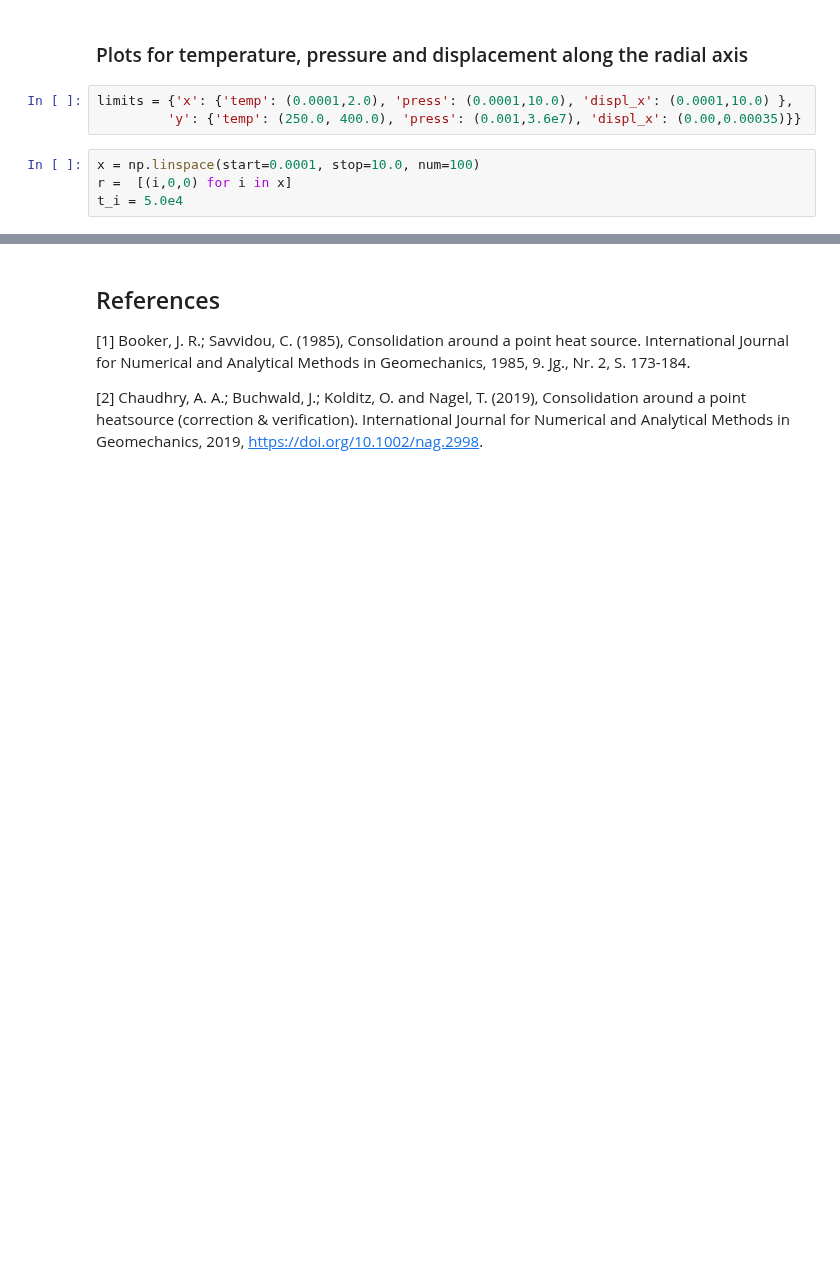
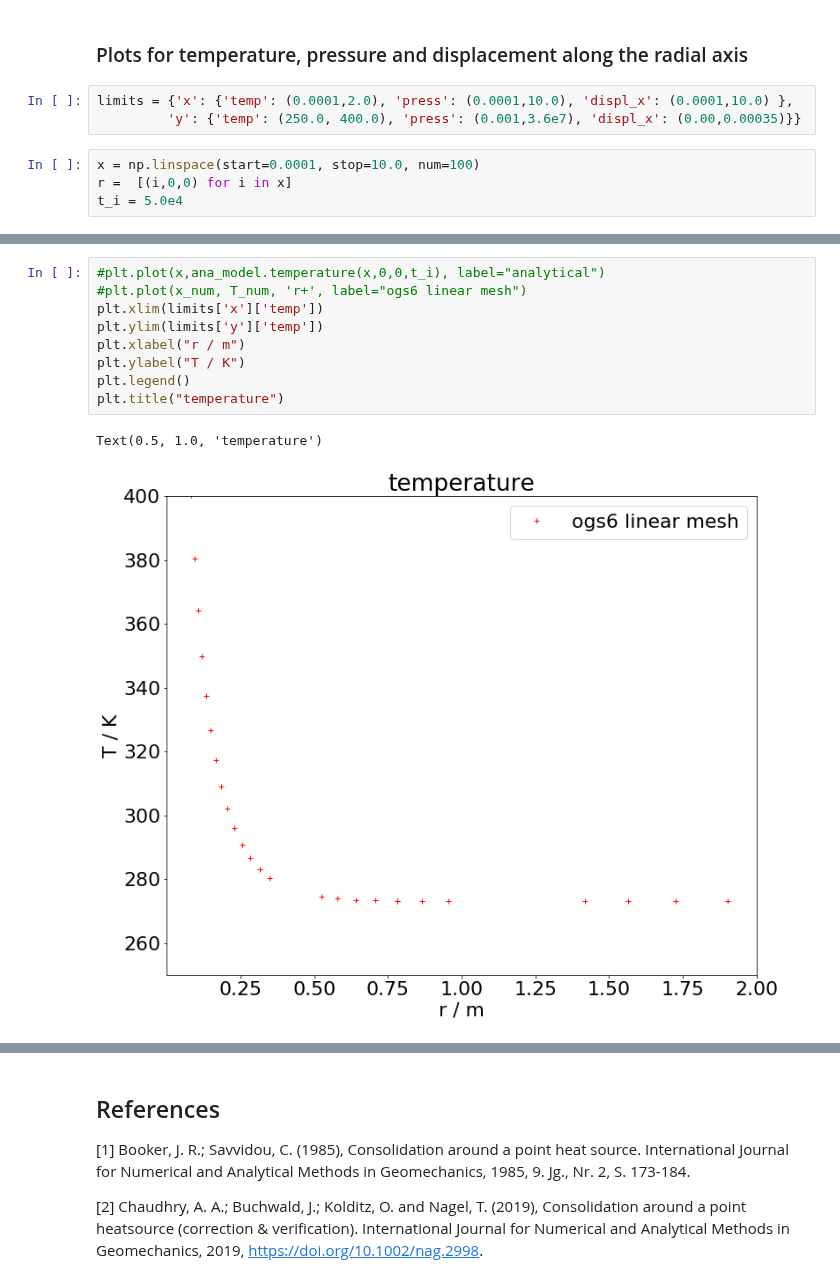
Before and after one commit to katakurgyis/TeachingMaterials, a Jupyter notebook: PointHeatSource_student.ipynb, the cells around one changed output, grey strips where cells are left out. Drawn from its saved outputs; the diff is of its cells as text; blank space fills up the shorter version.

```diff
--- a/PointHeatSource_student.ipynb
+++ b/PointHeatSource_student.ipynb
@@ -238,0 +258,12 @@ t_i = 5.0e4
+# %%
+#plt.plot(x,ana_model.temperature(x,0,0,t_i), label="analytical")
+#plt.plot(x_num, T_num, 'r+', label="ogs6 linear mesh")
+plt.xlim(limits['x']['temp'])
+plt.ylim(limits['y']['temp'])
+plt.xlabel("r / m")
+plt.ylabel("T / K")
+plt.legend()
+plt.title("temperature")
+# %% [output]
+Text(0.5, 1.0, 'temperature')
+[figure, added]
```
Also changed, not shown: parts of 5 cells of this notebook.
